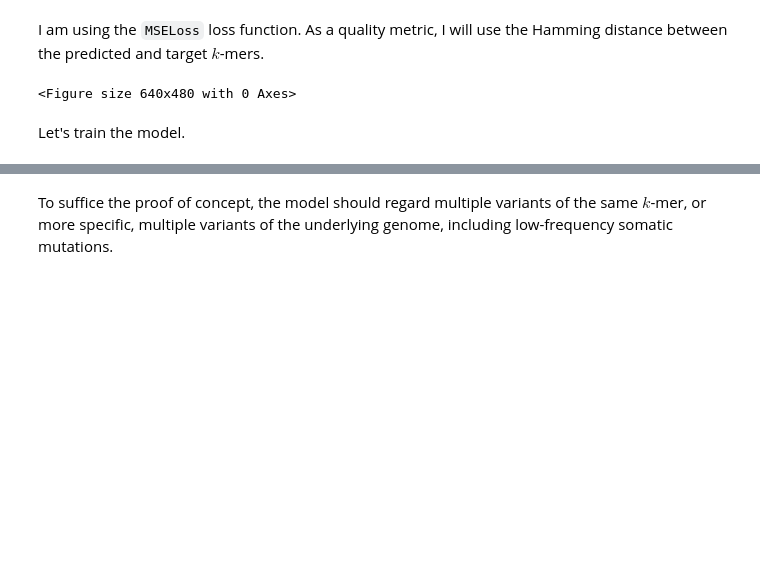
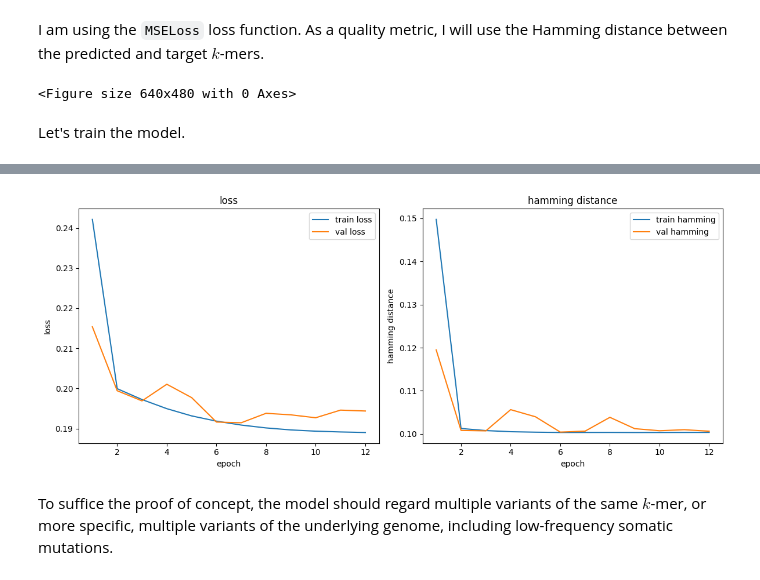
Before and after one commit to osperaja/bioseq-autoencoder, a Jupyter notebook: bioseq-autoenc-proto.ipynb, the cells around one changed output, grey strips where cells are left out. Cells and saved outputs as stored; diff of their text form; code cells hidden in the pictures; blank space fills up the shorter version.

Commit message:
I'm tired this didn't make any sense (primary school level multiplication) and add training plot

```diff
--- a/bioseq-autoenc-proto.ipynb
+++ b/bioseq-autoenc-proto.ipynb
@@ -250,5 +251,5 @@ plt.show()
 # %% [markdown]
 Let's train the model.
 # %%
-train(model, train_loader, val_loader, optimiser, criterion, epochs=50)
+train(model, train_loader, val_loader, optimiser, criterion, epochs=12)
 # %% [output]
@@ -272,2 +268,3 @@ epoch 28/50 | train loss: 0.1890 | val loss: 0.2244 | train hamming: 0.1007 (acc
+[figure, added]
 # %% [markdown]
 To suffice the proof of concept, the model should regard multiple variants of the same $k$-mer, or more specific, multiple variants of the underlying genome, including low-frequency somatic mutations.
```
Also changed, not shown: parts of 2 cells of this notebook, 1 other file.
